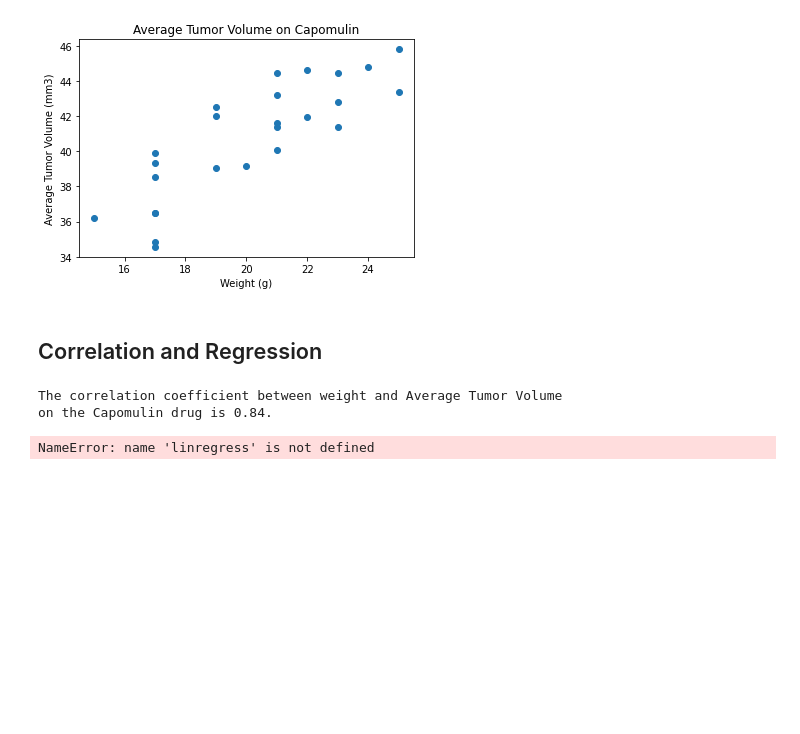
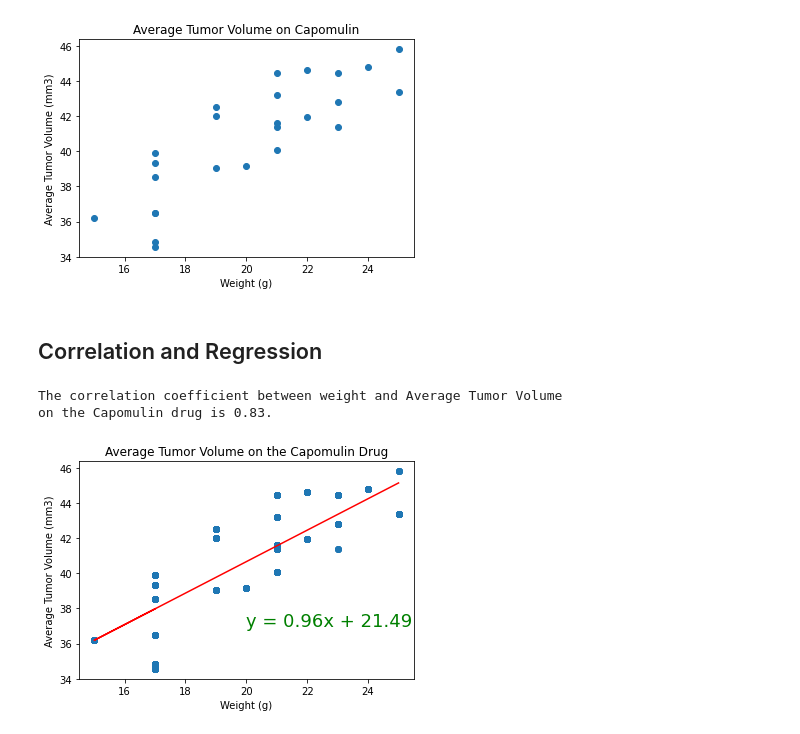
Before and after one commit to tjefferson15/Matplotlib-, a Jupyter notebook: Pymaceuticals/pyma_starter.ipynb, the cells around one changed output. Drawn from its saved outputs; the diff is of its cells as text; code cells hidden in the pictures; blank space fills up the shorter version.

```diff
--- a/Pymaceuticals/pyma_starter.ipynb
+++ b/Pymaceuticals/pyma_starter.ipynb
@@ -7,8 +7,8 @@ import numpy as np
 from scipy import stats
 
 # Study data files
-mouse_metadata_path = "/Users/tjeff/Desktop/Matplotlib-/Pymaceuticals/Mouse_metadata.csv"
-study_results_path = "/Users/tjeff/Desktop/Matplotlib-/Pymaceuticals/Study_results.csv"
+mouse_metadata_path="/Users/tjeff/Desktop/Matplotlib-/Pymaceuticals/data/Mouse_metadata.csv"
+study_results_path = "/Users/tjeff/Desktop/Matplotlib-/Pymaceuticals/data/Study_results.csv"
 
 # Read the mouse data and the study results
 mouse_metadata = pd.read_csv(mouse_metadata_path)
@@ -330,33 +330,33 @@ cap_df=data_df.loc[data_df['Drug Regimen'] == 'Capomulin']
 avgtum_df = pd.DataFrame(cap_df.groupby('Mouse ID')['Tumor Volume (mm3)'].mean().sort_values()).reset_index().rename(columns={"Tumor Volume (mm3)": "Average Tumor Volume"})
 avgtum_df=pd.merge(cap_df, avgtum_df, on='Mouse ID')
 
-avg_vol_df=avgtum_df[['Weight (g)', 'Average Tumor Volume']].drop_duplicates()
+avg_vol_df=avgtum_df[['Weight (g)', 'Average Tumor Volume']]
 avg_vol_df
 
 x = avg_vol_df['Weight (g)']
 y = avg_vol_df["Average Tumor Volume"]
 
 correlation = st.pearsonr(x, y)
 
 print(f"""The correlation coefficient between weight and Average Tumor Volume
 on the Capomulin drug is {round(correlation[0],2)}.""")
 
 (slope, intercept, rvalue, pvalue, stderr) = linregress (x, y)
 regress_values = x * slope + intercept
 line_eq = "y = " + str(round(slope,2)) + "x + " + str(round(intercept,2))
 
 
 
 plt.scatter(x,y)
 plt.plot(x,reg_values, "r-")
 
 plt.annotate(line_eq,(20,37), fontsize = 18, color= "green")
 
 plt.xlabel("Weight (g)")
 plt.ylabel("Average Tumor Volume (mm3)")
 plt.title("Average Tumor Volume on the Capomulin Drug")
 plt.show()
 # %% [output]
 The correlation coefficient between weight and Average Tumor Volume
-on the Capomulin drug is 0.84.
+on the Capomulin drug is 0.83.
-NameError: name 'linregress' is not defined
+[figure, added]
```
